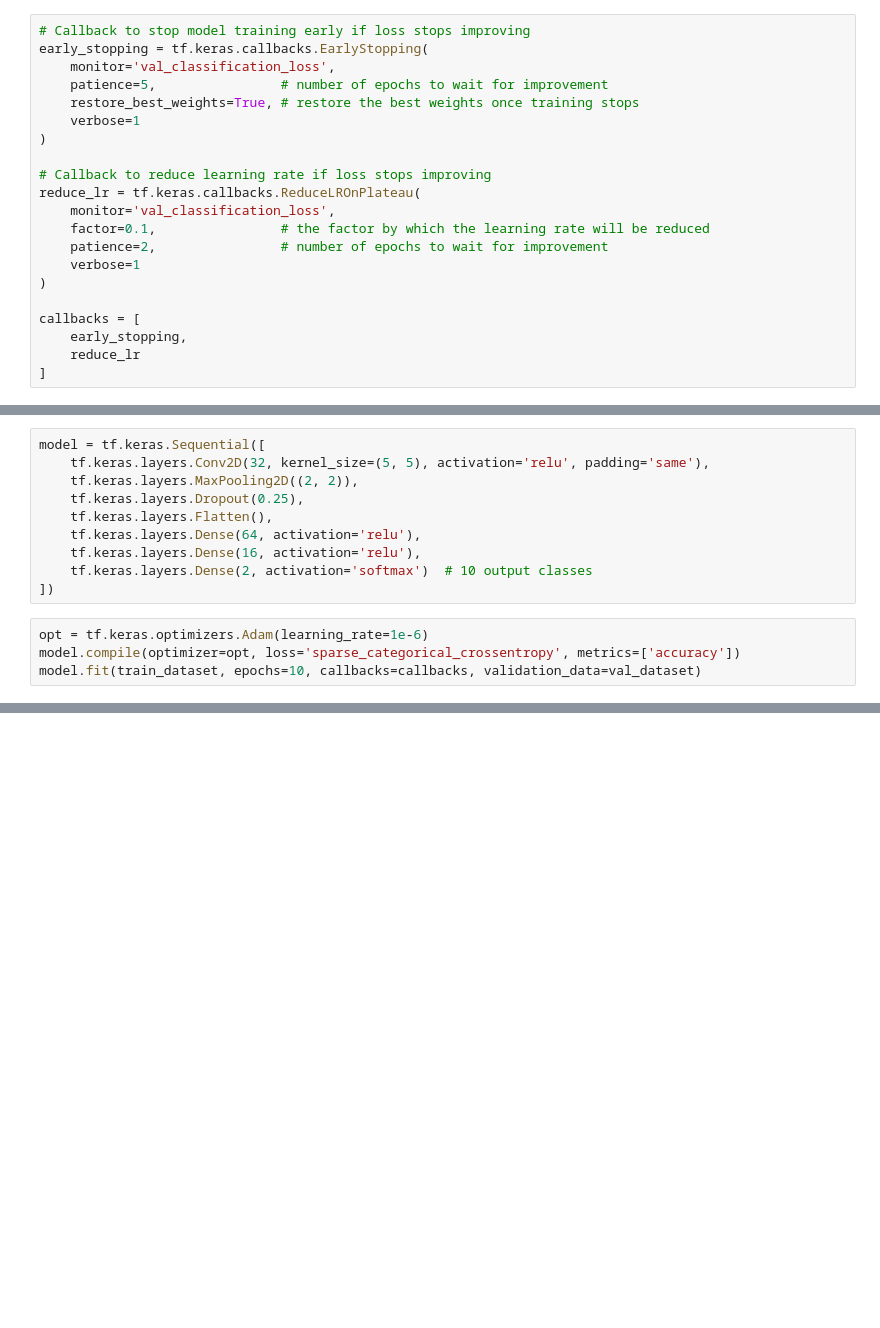
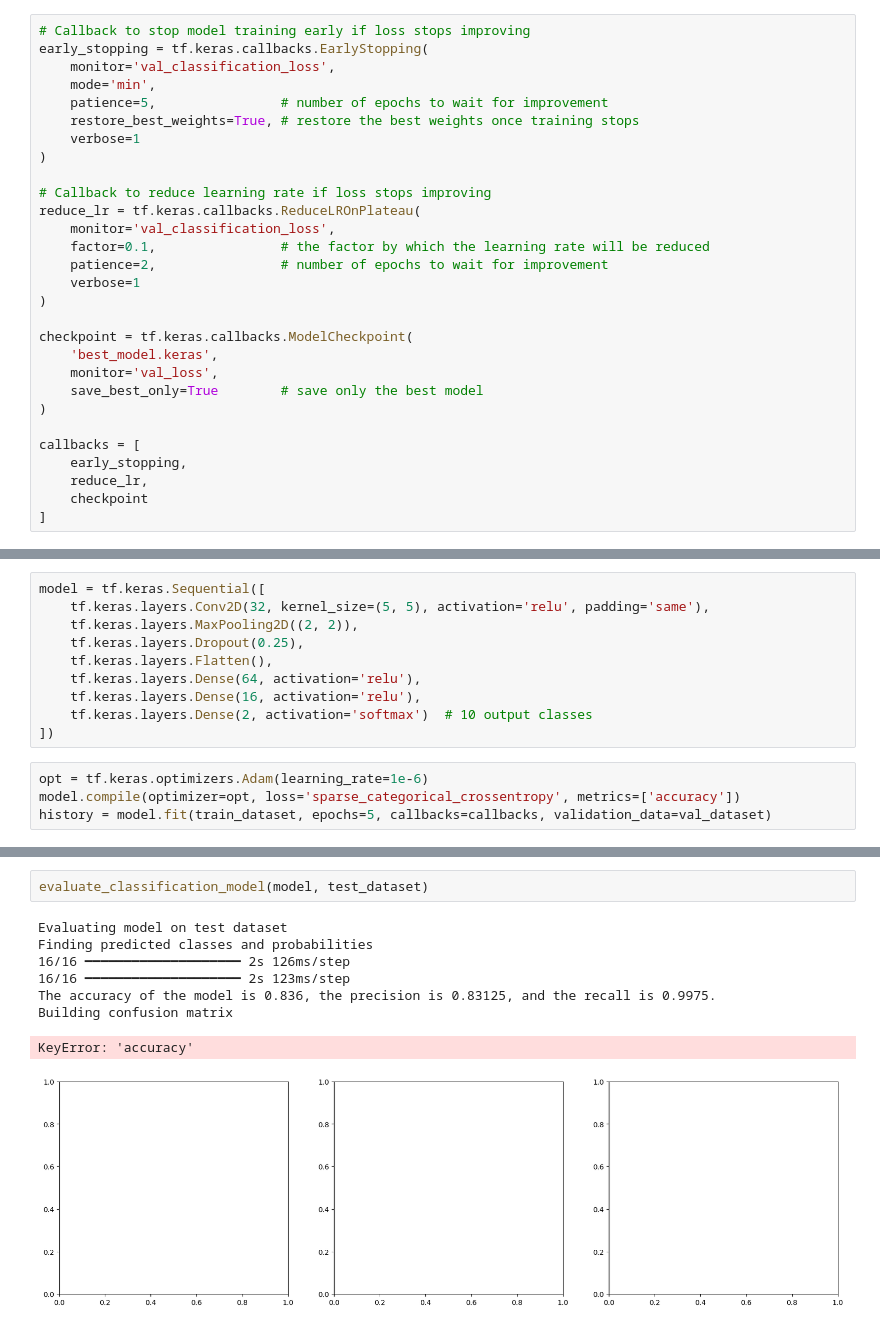
Before and after one commit to kaelynn-rose/Earthquake_Detection, a Jupyter notebook: notebooks/model_training.ipynb, the cells around one changed output, grey strips where cells are left out. Drawn from its saved outputs; the diff is of its cells as text; blank space fills up the shorter version.

```diff
--- a/notebooks/model_training.ipynb
+++ b/notebooks/model_training.ipynb
@@ -65,6 +75,7 @@ test_dataset = test_dataset.batch(32).prefetch(tf.data.experimental.AUTOTUNE)
 # Callback to stop model training early if loss stops improving
 early_stopping = tf.keras.callbacks.EarlyStopping(
     monitor='val_classification_loss',
+    mode='min',
     patience=5,                # number of epochs to wait for improvement
     restore_best_weights=True, # restore the best weights once training stops
     verbose=1
@@ -78,7 +89,14 @@ reduce_lr = tf.keras.callbacks.ReduceLROnPlateau(
     verbose=1
 )
 
+checkpoint = tf.keras.callbacks.ModelCheckpoint(
+    'best_model.keras',
+    monitor='val_loss',
+    save_best_only=True        # save only the best model
+)
+
 callbacks = [
     early_stopping,
-    reduce_lr
+    reduce_lr,
+    checkpoint
 ]
@@ -98,5 +113,5 @@ model = tf.keras.Sequential([
 # %%
 opt = tf.keras.optimizers.Adam(learning_rate=1e-6)
 model.compile(optimizer=opt, loss='sparse_categorical_crossentropy', metrics=['accuracy'])
-model.fit(train_dataset, epochs=10, callbacks=callbacks, validation_data=val_dataset)
+history = model.fit(train_dataset, epochs=5, callbacks=callbacks, validation_data=val_dataset)
 # %% [output]
@@ -125,0 +179,11 @@ model.evaluate(test_dataset)
+# %%
+evaluate_classification_model(model, test_dataset)
+# %% [output]
+Evaluating model on test dataset
+Finding predicted classes and probabilities
+16/16 ━━━━━━━━━━━━━━━━━━━━ 2s 126ms/step
+16/16 ━━━━━━━━━━━━━━━━━━━━ 2s 123ms/step
+The accuracy of the model is 0.836, the precision is 0.83125, and the recall is 0.9975.
+Building confusion matrix
+KeyError: 'accuracy'
+[figure, added]
```
Also changed, not shown: parts of 13 cells of this notebook, 1 other file.
